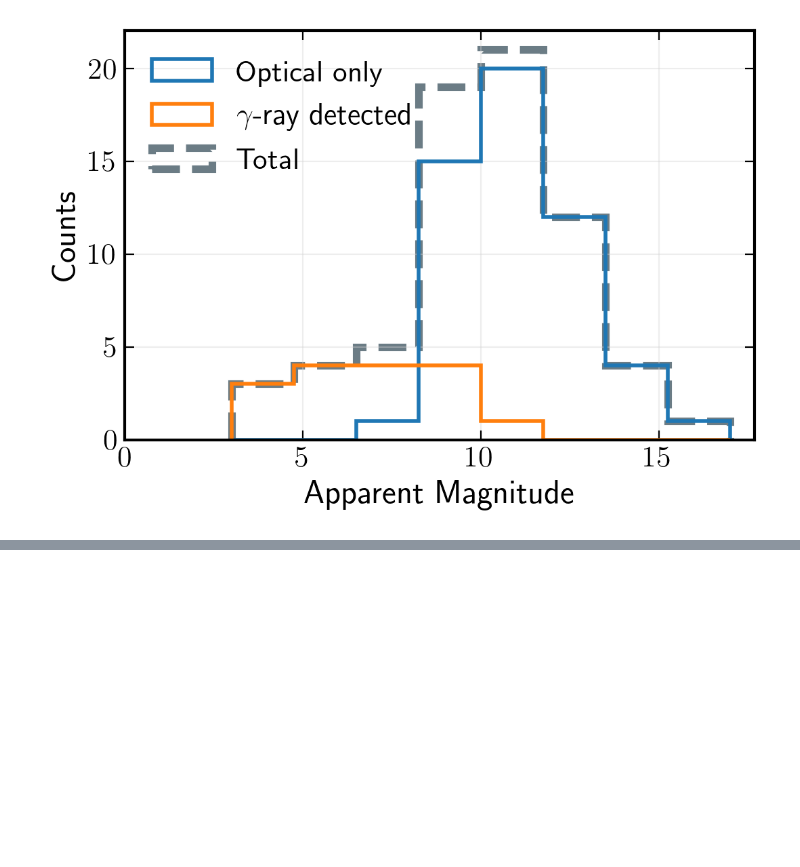
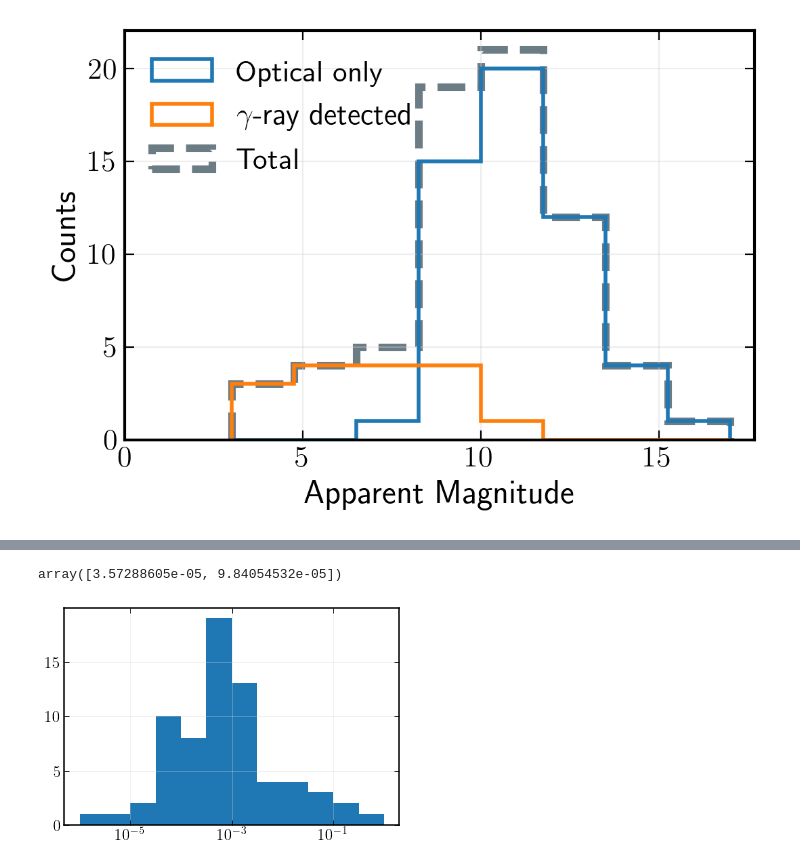
Before and after one commit to apizzuto/Novae, a Jupyter notebook: notebooks/weights_comparisons.ipynb, the cells around one changed output, grey strips where cells are left out. Saved outputs shown, nothing was run; the diff lists cells and outputs as text; code cells hidden in the pictures; blank space fills up the shorter version.

```diff
--- a/notebooks/weights_comparisons.ipynb
+++ b/notebooks/weights_comparisons.ipynb
@@ -170,0 +177,2 @@ plt.show()
+# %%
+sources, name = get_sources(False, 'optical', 1.)
@@ -170,0 +258,9 @@ plt.show()
+# %%
+sources[sources['mjd']==57637.5].weight
+# %% [output]
+array([3.57288605e-05, 9.84054532e-05])
+# %%
+plt.hist(sources.weight, bins=np.logspace(-6., 0., 13), histtype='stepfilled')
+plt.xscale('log')
+# %% [output]
+[figure, added]
```
Also changed, not shown: parts of 19 cells of this notebook, 2 other files.
